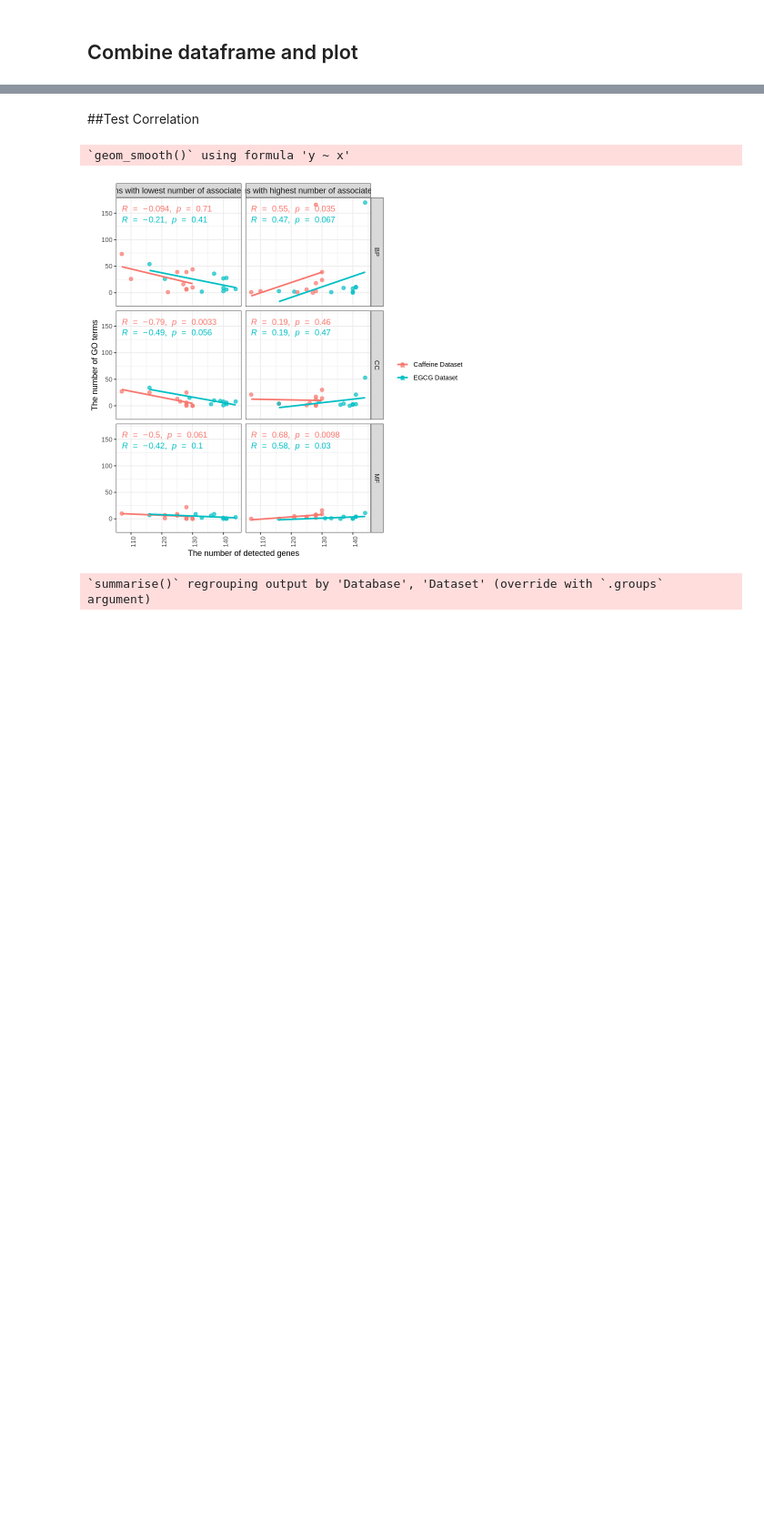
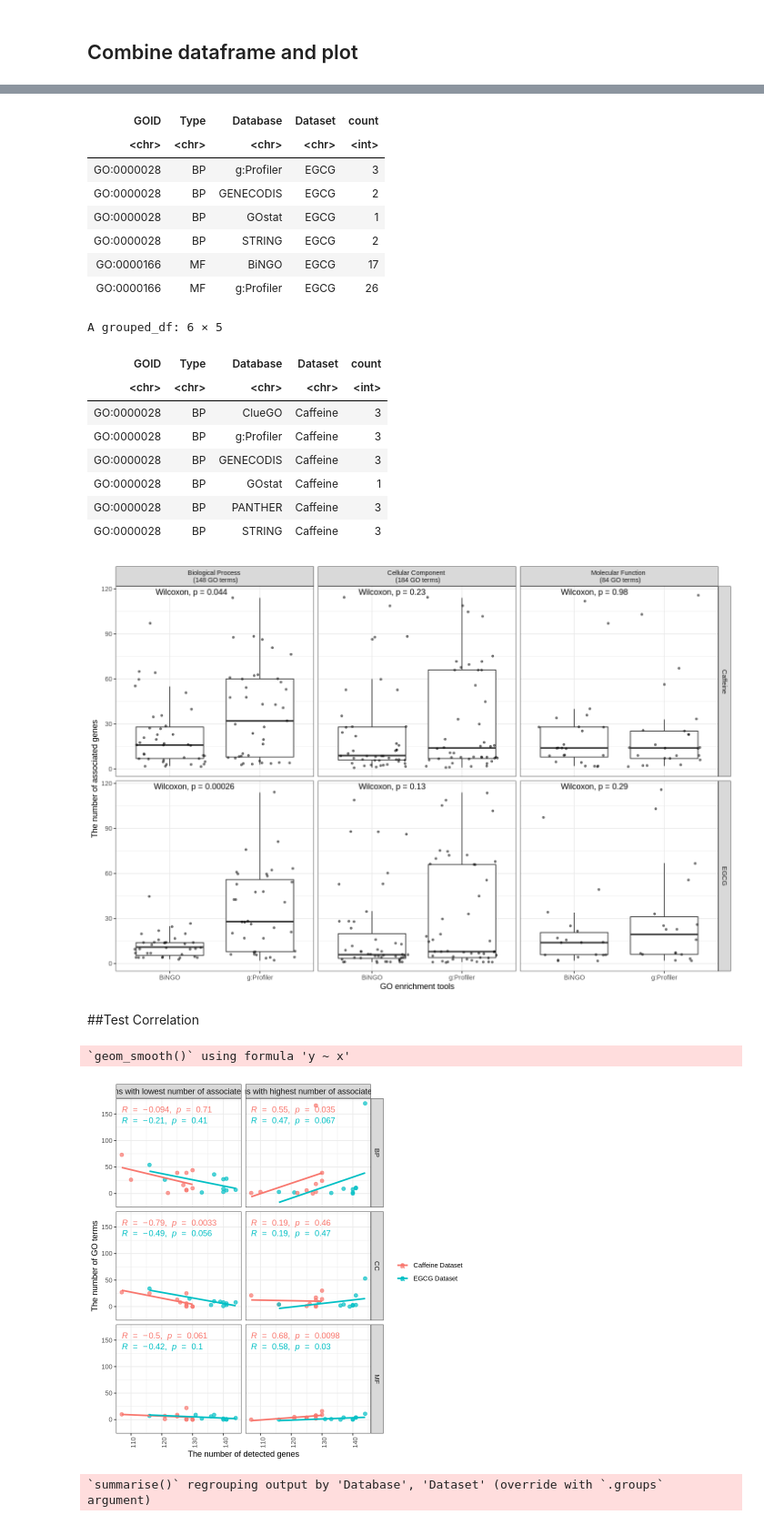
Before and after one commit to kittisaktaoma/GO-tools-comparsion, a Jupyter notebook: GO_tools_Comparison.ipynb, the cells around one changed output, grey strips where cells are left out. Shown at 91% size. Drawn from its saved outputs; the diff is of its cells as text; code cells hidden in the pictures; blank space fills up the shorter version.

```diff
--- a/GO_tools_Comparison.ipynb
+++ b/GO_tools_Comparison.ipynb
@@ -707,0 +702,62 @@ ggplot(data=min_max.all, aes(x=reorder(Var1,Freq), y=Freq, color=con_02)) +
+# %%
+#Caffeine
+gene_duplicate <- all %>% filter(.,Condition == "Significant") %>% filter(.,Dataset == "Caffeine") %>%
+  dplyr::select(GOID,Database,Dataset) %>% unique()
+gene_duplicate.list <- table(gene_duplicate$GOID) %>% as.data.frame() %>% filter(.,Freq > 1) %>% dplyr::select(Var1) %>% unlist()
+
+
+
+Tgene_min.caf <- all %>% filter(.,Condition == "Significant") %>% filter(.,Dataset == "Caffeine") %>%
+  filter(.,GOID %in% gene_duplicate.list) %>%
+  group_by(GOID,Type,Database,Dataset) %>% dplyr::summarise(count=n())
+
+#EGCG
+
+gene_duplicate <- all %>% filter(.,Condition == "Significant") %>% filter(.,Dataset == "EGCG") %>%
+  dplyr::select(GOID,Database,Dataset) %>% unique()
+#dup = 486
+gene_duplicate.list <- table(gene_duplicate$GOID) %>% as.data.frame() %>% filter(.,Freq > 1) %>% dplyr::select(Var1) %>% unlist()
+
+# dup.01 = 359
+Tgene_min <- all %>% filter(.,Condition == "Significant") %>% filter(.,Dataset == "EGCG") %>%
+  filter(.,GOID %in% gene_duplicate.list) %>%
+  group_by(GOID,Type,Database,Dataset) %>% dplyr::summarise(count=n())
+
+head(Tgene_min)
+head(Tgene_min.caf)
+
+sim_caf <- function(x,y){
+    a.01 <- Tgene_min.caf[,-4] %>% filter(.,Database %in% c(x,y))
+    a <- table(a.01$GOID) %>% as.data.frame() %>% filter(.,Freq == 2) %>% dplyr::select(Var1) %>% unlist()
+    a.02 <- a.01 %>% filter(.,GOID %in% a)
+}
+
+
+gpro.01.caf <- sim_caf("g:Profiler","BiNGO")
+gpro.01.caf$set <- "Caffeine"
+
+
+sim <- function(x,y){
+  a.01 <- Tgene_min[,-4] %>% filter(.,Database %in% c(x,y))
+  a <- table(a.01$GOID) %>% as.data.frame() %>% filter(.,Freq == 2) %>% dplyr::select(Var1) %>% unlist()
+  a.02 <- a.01 %>% filter(.,GOID %in% a)
+}
+
+gpro.01 <- sim("g:Profiler","BiNGO")
+gpro.01$set <- "EGCG"
+
+all.c <- rbind(gpro.01,gpro.01.caf)
+all.c$Type <- as.factor(all.c$Type)
+levels(all.c$Type) <- c("Biological Process \n (148 GO terms)",
+                        "Cellular Component \n (184 GO terms)",
+                        "Molecular Function \n (84 GO terms)")
+
+ggplot(all.c, aes(x=reorder(Database,count), y=count)) +
+  geom_boxplot(outlier.shape = NA) +
+  geom_jitter(alpha=0.5,size = 1) +
+  facet_grid(vars(set),vars(Type)) +
+  stat_compare_means() +
+  theme_bw()  +
+  xlab("GO enrichment tools") +
+  ylab("The number of associated genes")
+# %% [output]
@@ -708,3 +768,21 @@ ggplot(data=min_max.all, aes(x=reorder(Var1,Freq), y=Freq, color=con_02)) +
+| GOID | Type | Database | Dataset | count |
+| <chr> | <chr> | <chr> | <chr> | <int> |
+| GO:0000028 | BP | g:Profiler | EGCG | 3 |
+| GO:0000028 | BP | GENECODIS | EGCG | 2 |
+| GO:0000028 | BP | GOstat | EGCG | 1 |
+| GO:0000028 | BP | STRING | EGCG | 2 |
+| GO:0000166 | MF | BiNGO | EGCG | 17 |
+| GO:0000166 | MF | g:Profiler | EGCG | 26 |
+A grouped_df: 6 × 5
+| GOID | Type | Database | Dataset | count |
+| <chr> | <chr> | <chr> | <chr> | <int> |
+| GO:0000028 | BP | ClueGO | Caffeine | 3 |
+| GO:0000028 | BP | g:Profiler | Caffeine | 3 |
+| GO:0000028 | BP | GENECODIS | Caffeine | 3 |
+| GO:0000028 | BP | GOstat | Caffeine | 1 |
+| GO:0000028 | BP | PANTHER | Caffeine | 3 |
+| GO:0000028 | BP | STRING | Caffeine | 3 |
+[figure, added]
 # %% [markdown]
 ##Test Correlation
 # %%
```
Also changed, not shown: parts of 9 cells of this notebook.
